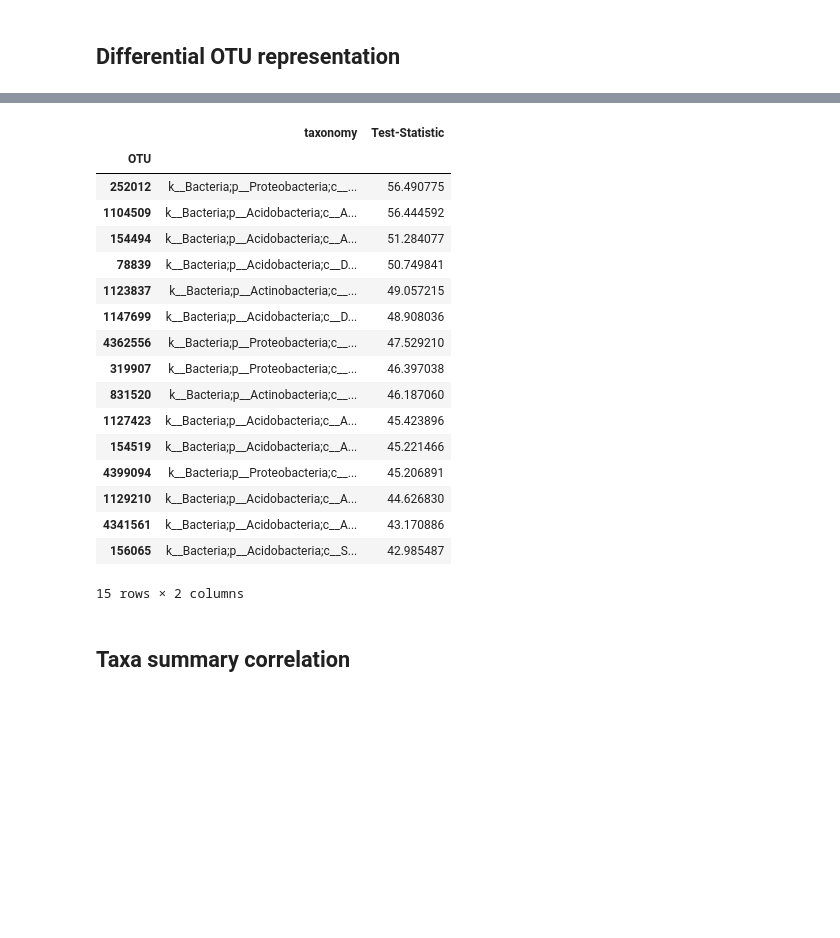
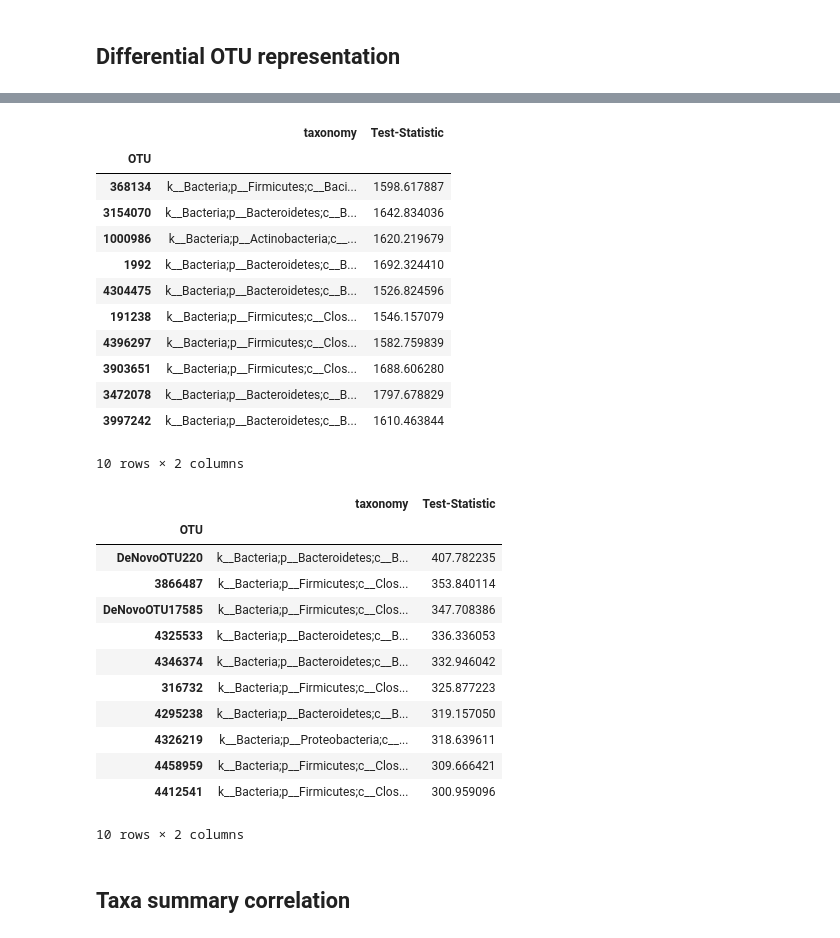
Before and after one commit to caporaso-lab/cloaked-octo-ninja, a Jupyter notebook: analyses.ipynb, the cells around one changed output, grey strips where cells are left out. Drawn from its saved outputs; the diff is of its cells as text; code cells hidden in the pictures; blank space fills up the shorter version.

```diff
--- a/analyses.ipynb
+++ b/analyses.ipynb
@@ -163,24 +158,35 @@ gs_results[('88-soils', 'ucr')][:15]
-# %%
-gs_results[('88-soils', 'ucrC')][:15]
-# %% [output]
-|  | taxonomy | Test-Statistic |
-| OTU |  |  |
-| 252012 | k__Bacteria;p__Proteobacteria;c__... | 56.490775 |
-| 1104509 | k__Bacteria;p__Acidobacteria;c__A... | 56.444592 |
-| 154494 | k__Bacteria;p__Acidobacteria;c__A... | 51.284077 |
-| 78839 | k__Bacteria;p__Acidobacteria;c__D... | 50.749841 |
-| 1123837 | k__Bacteria;p__Actinobacteria;c__... | 49.057215 |
-| 1147699 | k__Bacteria;p__Acidobacteria;c__D... | 48.908036 |
-| 4362556 | k__Bacteria;p__Proteobacteria;c__... | 47.529210 |
-| 319907 | k__Bacteria;p__Proteobacteria;c__... | 46.397038 |
-| 831520 | k__Bacteria;p__Actinobacteria;c__... | 46.187060 |
-| 1127423 | k__Bacteria;p__Acidobacteria;c__A... | 45.423896 |
-| 154519 | k__Bacteria;p__Acidobacteria;c__A... | 45.221466 |
-| 4399094 | k__Bacteria;p__Proteobacteria;c__... | 45.206891 |
-| 1129210 | k__Bacteria;p__Acidobacteria;c__A... | 44.626830 |
-| 4341561 | k__Bacteria;p__Acidobacteria;c__A... | 43.170886 |
-| 156065 | k__Bacteria;p__Acidobacteria;c__S... | 42.985487 |
-15 rows × 2 columns
+# %%
+gs_results[('moving-pictures', 'ucr')][:10]
+# %% [output]
+|  | taxonomy | Test-Statistic |
+| OTU |  |  |
+| 368134 | k__Bacteria;p__Firmicutes;c__Baci... | 1598.617887 |
+| 3154070 | k__Bacteria;p__Bacteroidetes;c__B... | 1642.834036 |
+| 1000986 | k__Bacteria;p__Actinobacteria;c__... | 1620.219679 |
+| 1992 | k__Bacteria;p__Bacteroidetes;c__B... | 1692.324410 |
+| 4304475 | k__Bacteria;p__Bacteroidetes;c__B... | 1526.824596 |
+| 191238 | k__Bacteria;p__Firmicutes;c__Clos... | 1546.157079 |
+| 4396297 | k__Bacteria;p__Firmicutes;c__Clos... | 1582.759839 |
+| 3903651 | k__Bacteria;p__Firmicutes;c__Clos... | 1688.606280 |
+| 3472078 | k__Bacteria;p__Bacteroidetes;c__B... | 1797.678829 |
+| 3997242 | k__Bacteria;p__Bacteroidetes;c__B... | 1610.463844 |
+10 rows × 2 columns
+# %%
+gs_results[('whole-body', 'ucr')][:10]
+# %% [output]
+|  | taxonomy | Test-Statistic |
+| OTU |  |  |
+| DeNovoOTU220 | k__Bacteria;p__Bacteroidetes;c__B... | 407.782235 |
+| 3866487 | k__Bacteria;p__Firmicutes;c__Clos... | 353.840114 |
+| DeNovoOTU17585 | k__Bacteria;p__Firmicutes;c__Clos... | 347.708386 |
+| 4325533 | k__Bacteria;p__Bacteroidetes;c__B... | 336.336053 |
+| 4346374 | k__Bacteria;p__Bacteroidetes;c__B... | 332.946042 |
+| 316732 | k__Bacteria;p__Firmicutes;c__Clos... | 325.877223 |
+| 4295238 | k__Bacteria;p__Bacteroidetes;c__B... | 319.157050 |
+| 4326219 | k__Bacteria;p__Proteobacteria;c__... | 318.639611 |
+| 4458959 | k__Bacteria;p__Firmicutes;c__Clos... | 309.666421 |
+| 4412541 | k__Bacteria;p__Firmicutes;c__Clos... | 300.959096 |
+10 rows × 2 columns
 # %% [markdown]
 ## Taxa summary correlation
 # %%
```
Also changed, not shown: parts of 15 cells of this notebook, 1 other file.
